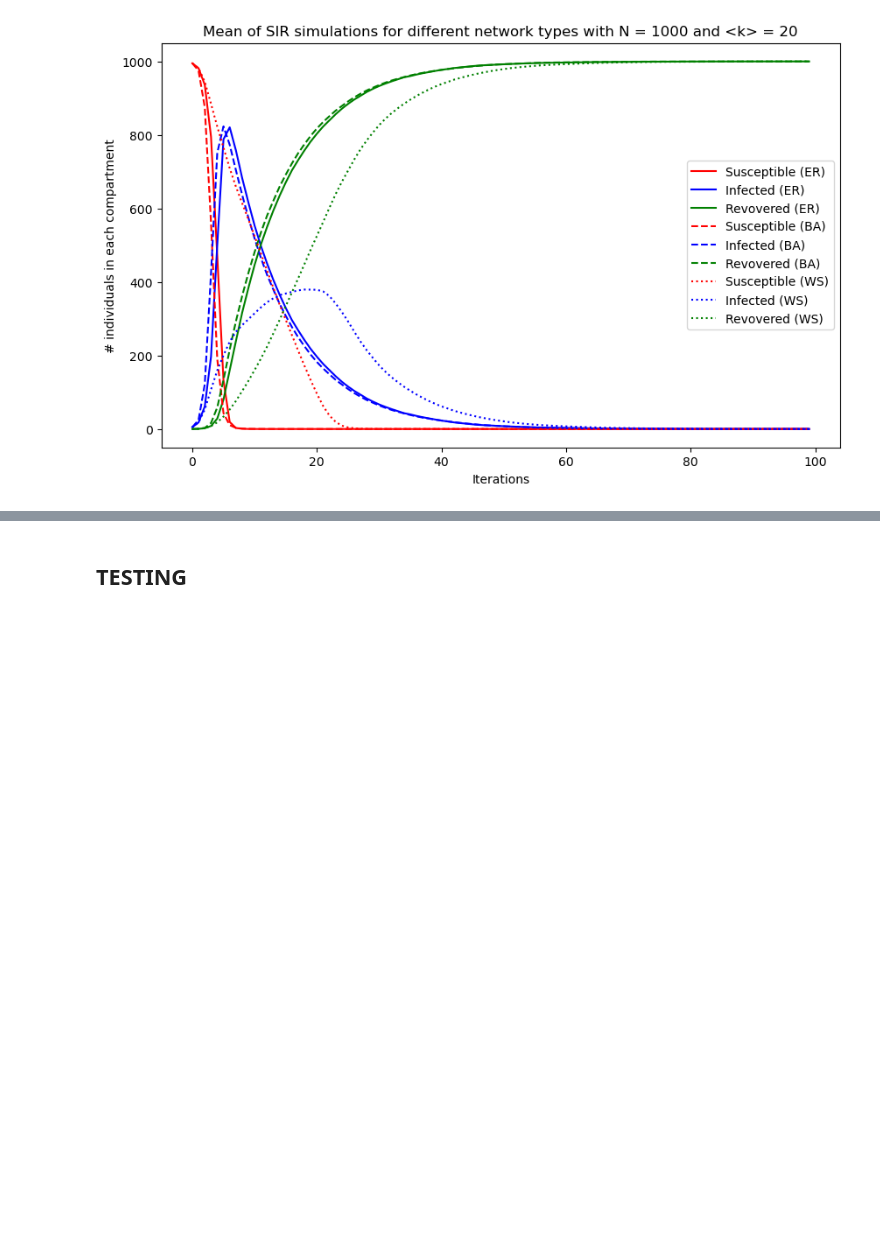
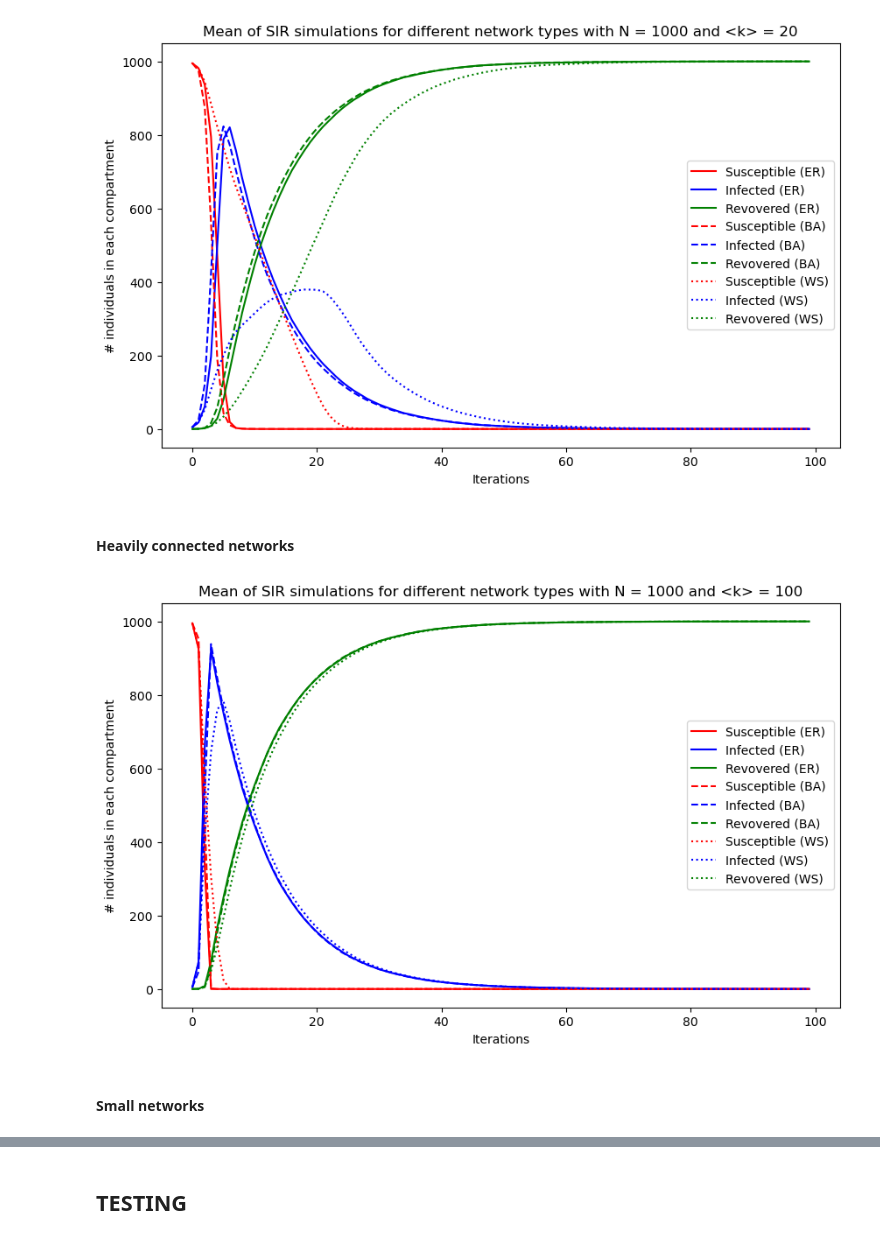
Before and after one commit to kshnva/Intro-CLS-Assignment-2, a Jupyter notebook: new_spatial.ipynb, the cells around one changed output, grey strips where cells are left out. Cells and saved outputs as stored; diff of their text form; code cells hidden in the pictures; blank space fills up the shorter version.

Commit message:
simulation for all three networks

```diff
--- a/new_spatial.ipynb
+++ b/new_spatial.ipynb
@@ -469,0 +470,32 @@ def plot_mean_trends(trends, linestyle, labels):
+# %% [markdown]
+#### Heavily connected networks
+# %%
+beta = 1/7
+gamma = 1/10
+iterations = 100
+num_simulations = 50
+initially_infected = 5 # number of initially infected nodes
+initial_infected_nodes = np.random.choice(list(er_network_2.nodes()), initially_infected, replace = False) # we want to get the same nodes selected for each network
+
+er_trends_2 = run_sir_simulations(er_network_2, beta, gamma, initial_infected_nodes = initial_infected_nodes, iterations = iterations, num_simulations = num_simulations)
+ba_trends_2 = run_sir_simulations(ba_network_2, beta, gamma, initial_infected_nodes = initial_infected_nodes, iterations = iterations, num_simulations = num_simulations)
+ws_trends_2 = run_sir_simulations(ws_network_2, beta, gamma, initial_infected_nodes = initial_infected_nodes, iterations = iterations, num_simulations = num_simulations)
+# %%
+# Initialize plot
+plt.figure(figsize=(10, 6))
+
+plot_mean_trends(er_trends_2, '-', ['Susceptible (ER)', 'Infected (ER)', 'Revovered (ER)'])
+plot_mean_trends(ba_trends_2, '--', ['Susceptible (BA)', 'Infected (BA)', 'Revovered (BA)'])
+plot_mean_trends(ws_trends_2, ':', ['Susceptible (WS)', 'Infected (WS)', 'Revovered (WS)'])
+
+
+# Add labels and legend and show the plot
+plt.xlabel('Iterations')
+plt.ylabel('# individuals in each compartment')
+plt.legend()
+plt.title('Mean of SIR simulations for different network types with N = 1000 and <k> = 100')
+plt.show()
+# %% [output]
+[figure, added]
+# %% [markdown]
+#### Small networks
```
Also changed, not shown: parts of 6 cells of this notebook.
